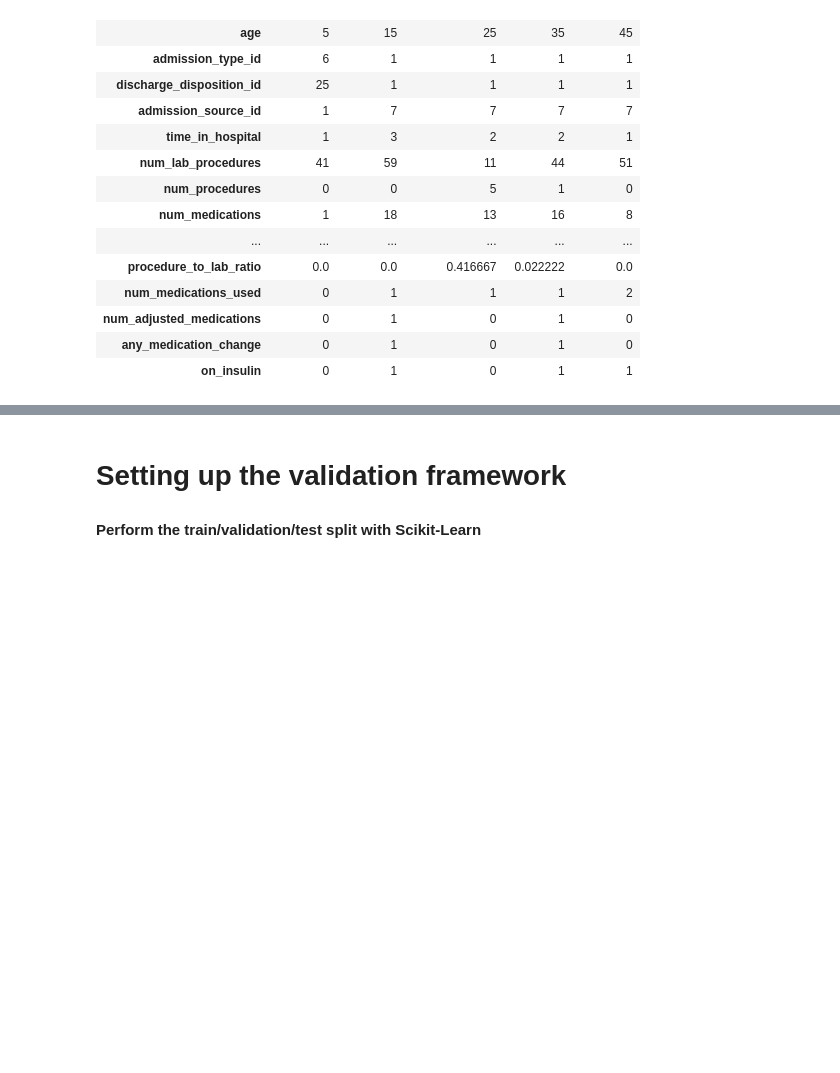
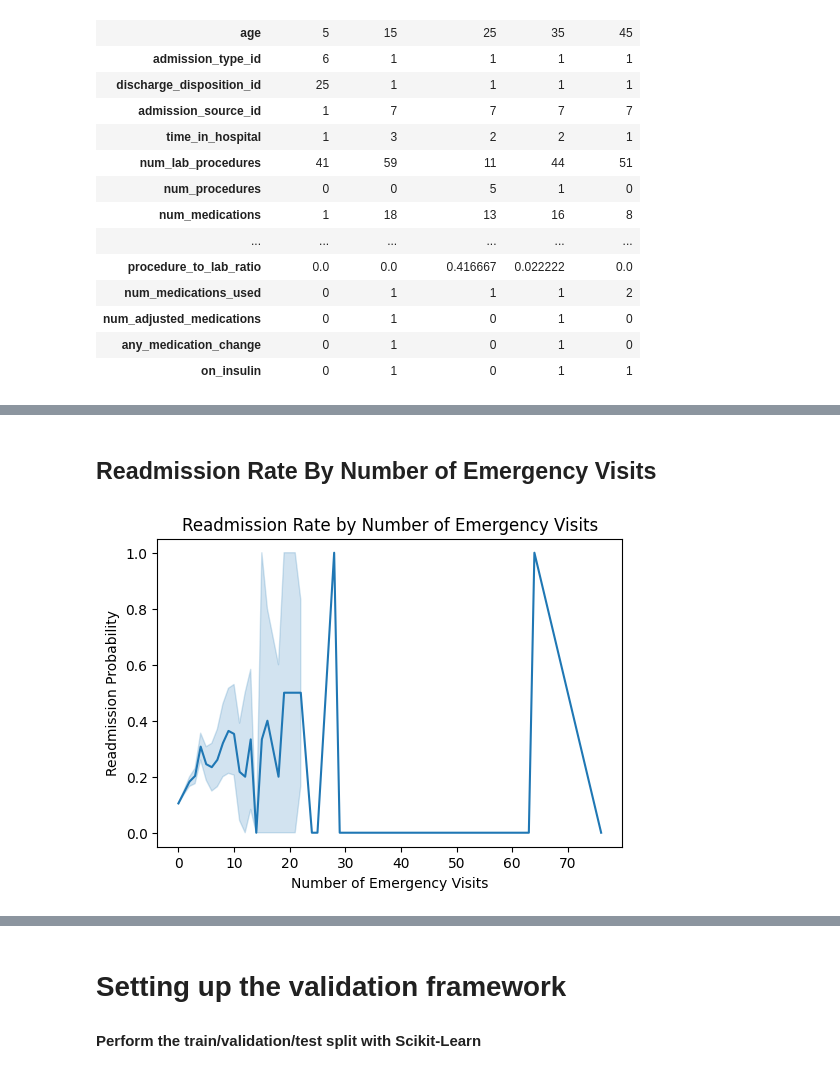
Before and after one commit to blessingoraz/hospital-readmission-prediction, a Jupyter notebook: notebooks/eda.ipynb, the cells around one changed output, grey strips where cells are left out. Cells and saved outputs as stored; diff of their text form; code cells hidden in the pictures; blank space fills up the shorter version.

```diff
--- a/notebooks/eda.ipynb
+++ b/notebooks/eda.ipynb
@@ -200,0 +231,15 @@ df.head().T
+# %% [markdown]
+## Readmission Rate By Number of Emergency Visits
+# %%
+plt.figure(figsize=(6,4))
+sns.lineplot(
+    x='number_emergency',
+    y='readmitted',
+    data=df
+)
+plt.title("Readmission Rate by Number of Emergency Visits")
+plt.ylabel("Readmission Probability")
+plt.xlabel("Number of Emergency Visits")
+plt.show()
+# %% [output]
+[figure, added]
```
Also changed, not shown: parts of 13 cells of this notebook, 6 other files.
